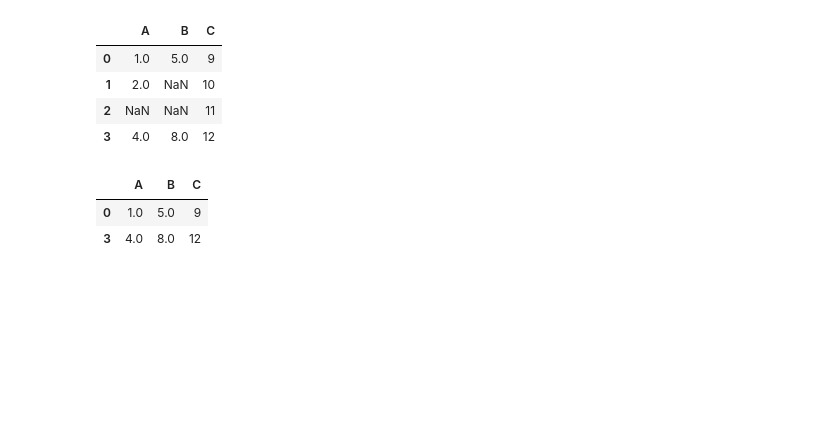
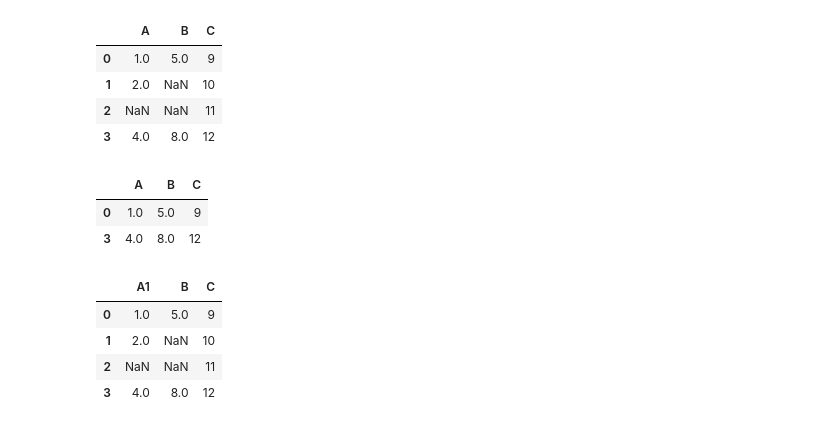
Before and after one commit to rajonkar/MyLearning, a Jupyter notebook: Ex_Files_Python_Data_Analysis_Healthcare/Exercise Files/Python Files/02_01 Explore Patient Visit Demo Dataset.ipynb, the cells around one changed output. Cells and saved outputs as stored; diff of their text form; code cells hidden in the pictures; blank space fills up the shorter version.

```diff
--- a/Ex_Files_Python_Data_Analysis_Healthcare/Exercise Files/Python Files/02_01 Explore Patient Visit Demo Dataset.ipynb
+++ b/Ex_Files_Python_Data_Analysis_Healthcare/Exercise Files/Python Files/02_01 Explore Patient Visit Demo Dataset.ipynb
@@ -207,3 +216,14 @@ df.dropna(how="any")
 |  | A | B | C |
 | 0 | 1.0 | 5.0 | 9 |
 | 3 | 4.0 | 8.0 | 12 |
+# %%
+df3=df.rename({"A":"A1"},axis=1)
+df4=df.rename(columns={"A":"A1"})
+# %%
+df3.head()
+# %% [output]
+|  | A1 | B | C |
+| 0 | 1.0 | 5.0 | 9 |
+| 1 | 2.0 | NaN | 10 |
+| 2 | NaN | NaN | 11 |
+| 3 | 4.0 | 8.0 | 12 |
```
Also changed, not shown: parts of 8 cells of this notebook, 3 other files.
